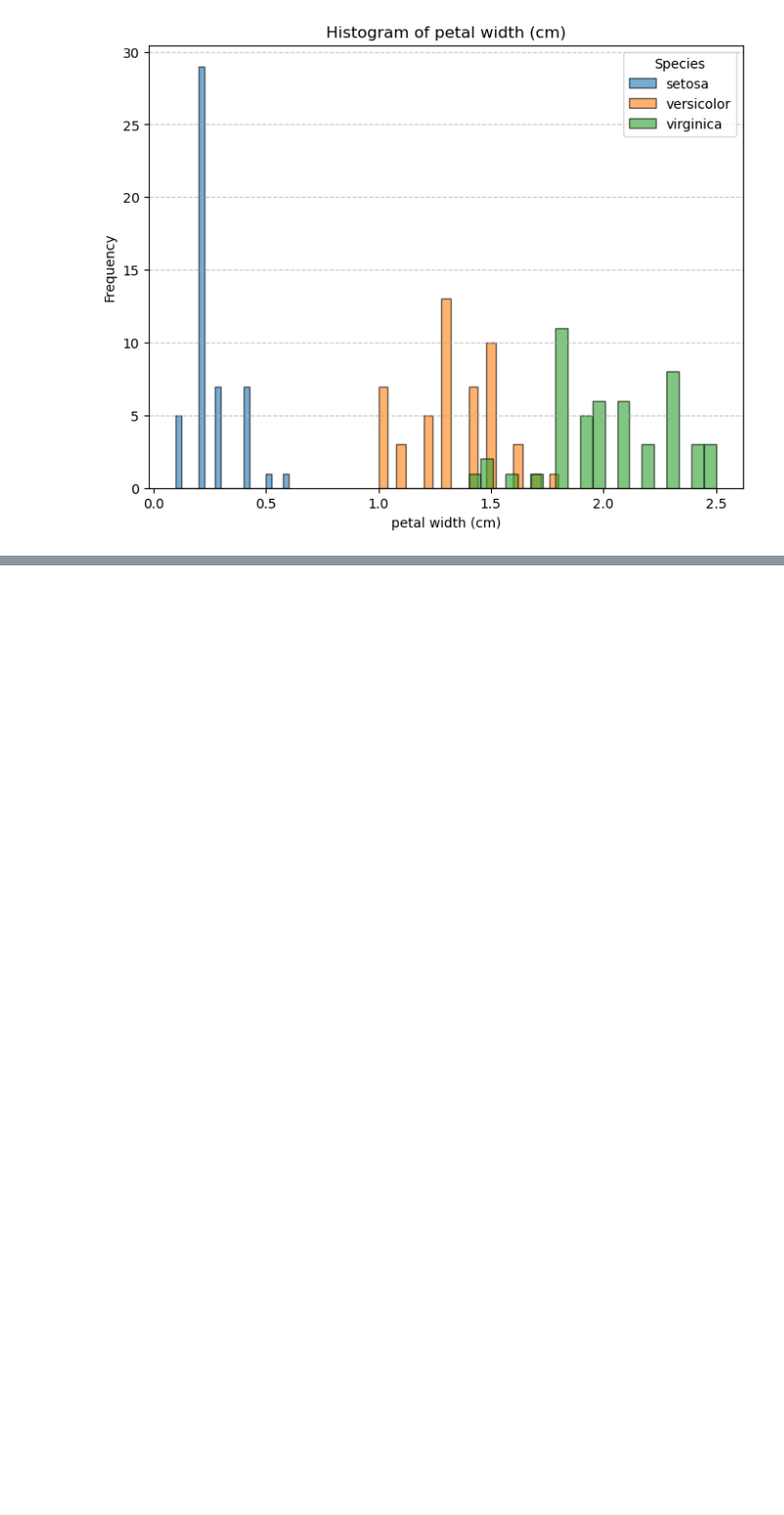
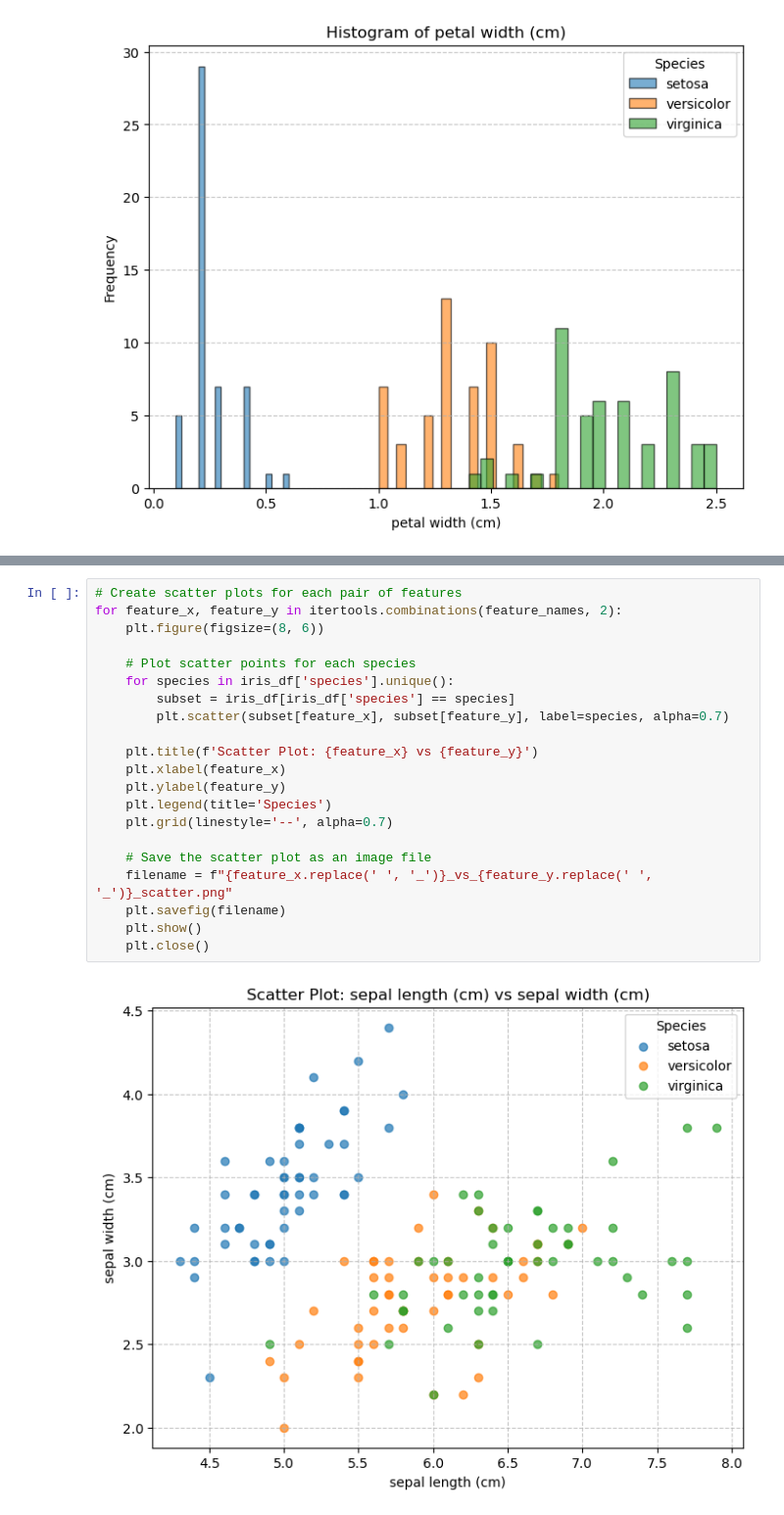
Before and after one commit to CGiardino/pands-project, a Jupyter notebook: analysis.ipynb, the cells around one changed output, grey strips where cells are left out. Shown: that part at 98% size. Saved outputs shown, nothing was run; the diff lists cells and outputs as text; blank space fills up the shorter version.

Commit message:
Week 5 Create and save scatter plots for each pair of features

```diff
--- a/analysis.ipynb
+++ b/analysis.ipynb
@@ -101,0 +110,23 @@ for feature in feature_names:
+# %%
+# Create scatter plots for each pair of features
+for feature_x, feature_y in itertools.combinations(feature_names, 2):
+    plt.figure(figsize=(8, 6))
+
+    # Plot scatter points for each species
+    for species in iris_df['species'].unique():
+        subset = iris_df[iris_df['species'] == species]
+        plt.scatter(subset[feature_x], subset[feature_y], label=species, alpha=0.7)
+
+    plt.title(f'Scatter Plot: {feature_x} vs {feature_y}')
+    plt.xlabel(feature_x)
+    plt.ylabel(feature_y)
+    plt.legend(title='Species')
+    plt.grid(linestyle='--', alpha=0.7)
+
+    # Save the scatter plot as an image file
+    filename = f"{feature_x.replace(' ', '_')}_vs_{feature_y.replace(' ', '_')}_scatter.png"
+    plt.savefig(filename)
+    plt.show()
+    plt.close()
+# %% [output]
+[figure, added]
```
Also changed, not shown: parts of 3 cells of this notebook, 6 other files.
